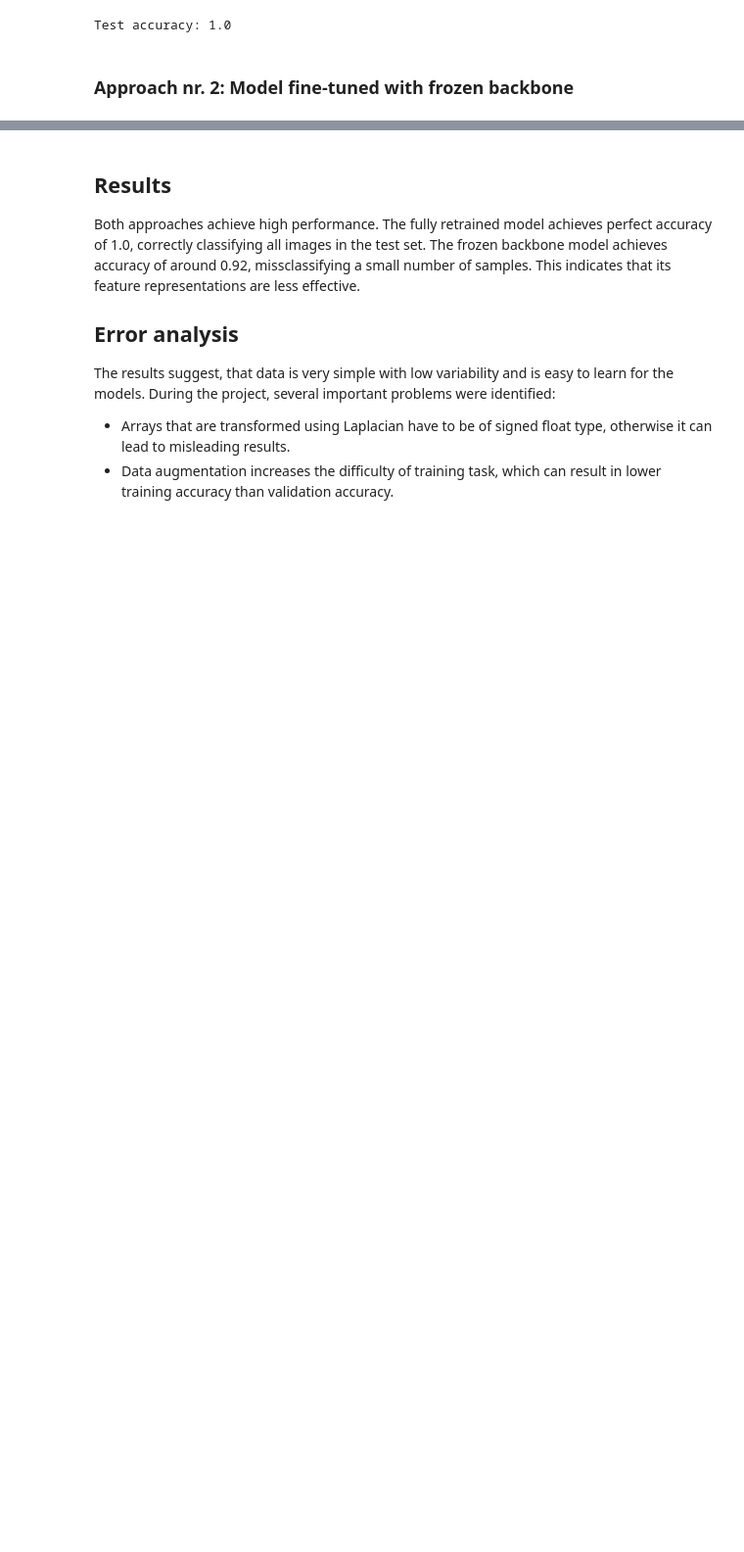
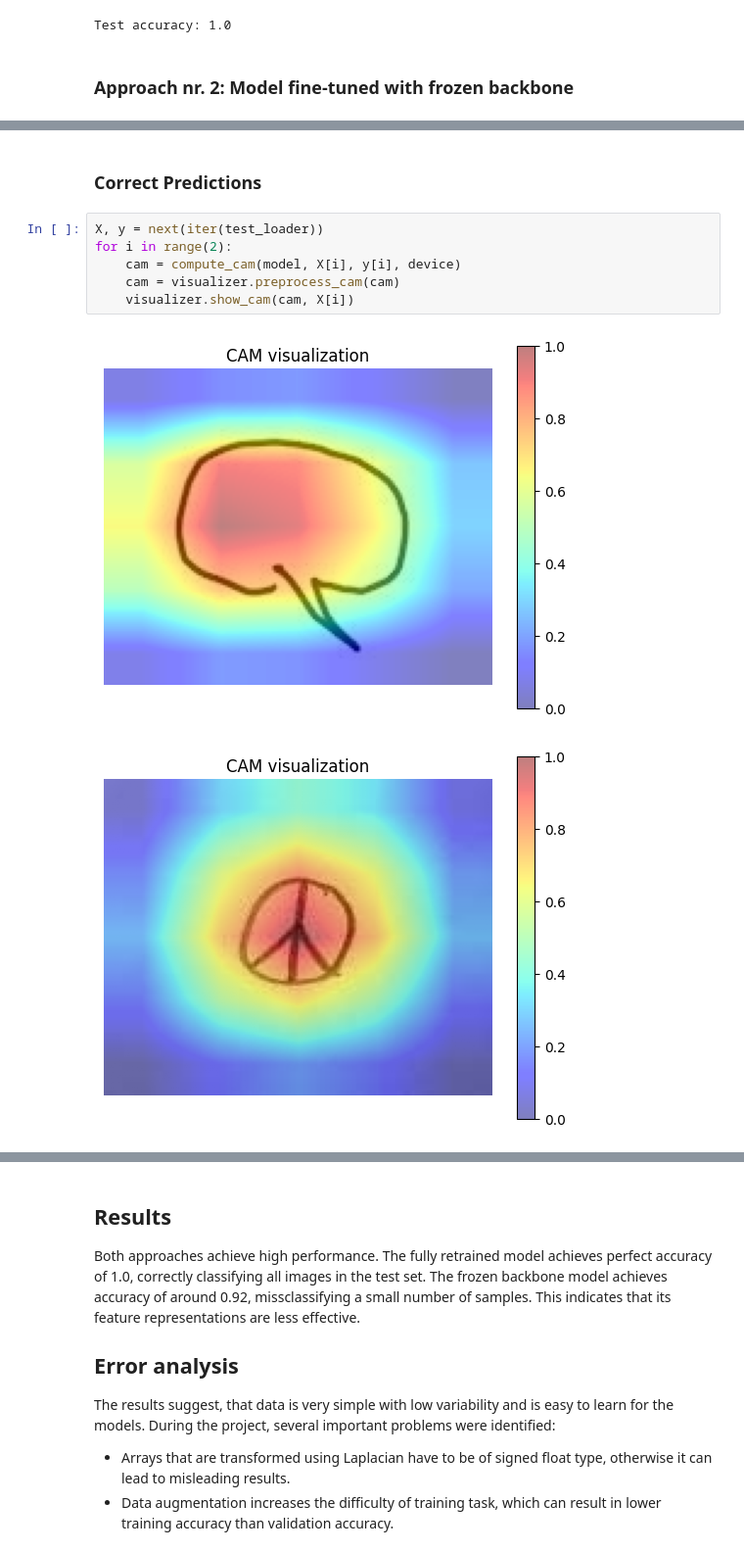
Before and after one commit to igawolanin/solvro-recruitment-ai, a Jupyter notebook: src/research.ipynb, the cells around one changed output, grey strips where cells are left out. Shown at 98% size. Saved outputs shown, nothing was run; the diff lists cells and outputs as text; blank space fills up the shorter version.

```diff
--- a/src/research.ipynb
+++ b/src/research.ipynb
@@ -250,0 +257,11 @@ visualizer.show_misclassified_images(X_test, predictions, targets, wrong_idxs,10
+# %% [markdown]
+### Correct Predictions
+# %%
+X, y = next(iter(test_loader))
+for i in range(2):
+    cam = compute_cam(model, X[i], y[i], device)
+    cam = visualizer.preprocess_cam(cam)
+    visualizer.show_cam(cam, X[i])
+# %% [output]
+[figure, added]
+[figure, added]
```
Also changed, not shown: parts of 12 cells of this notebook, 4 other files.
